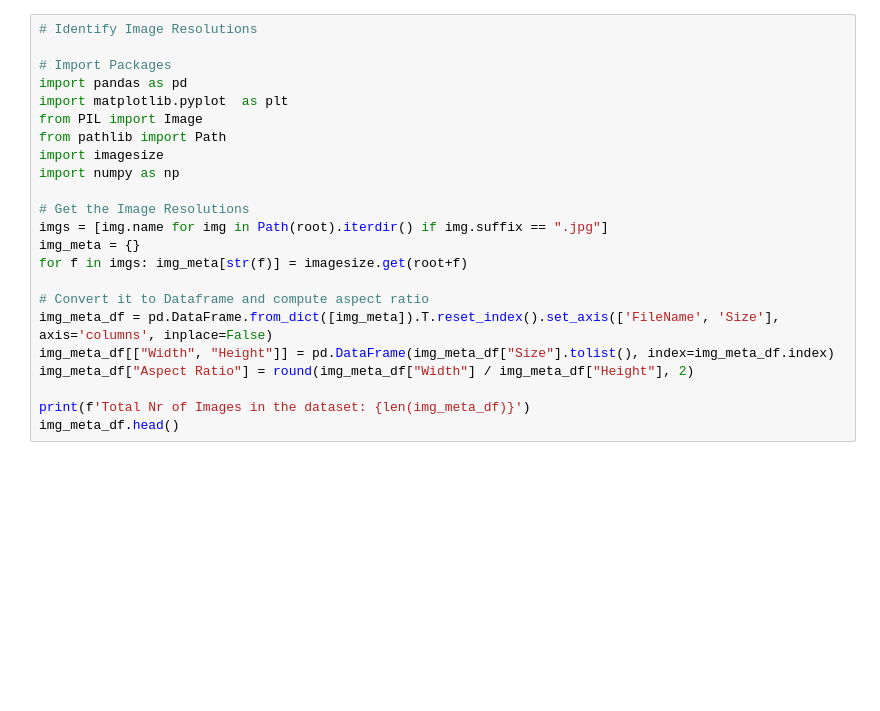
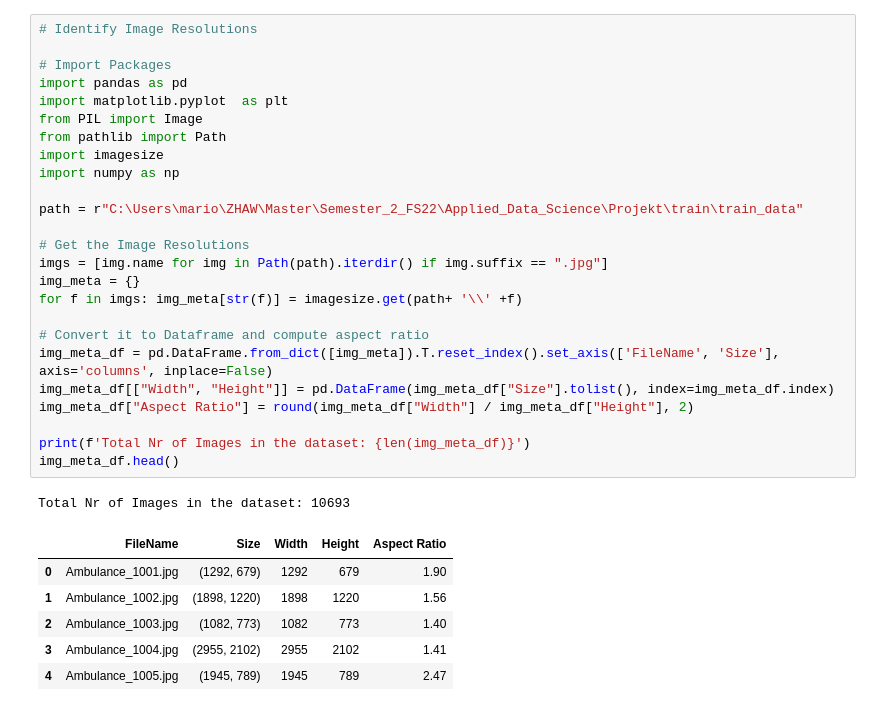
Before and after one commit to simschwab/zhaw_appliedDataScience, a Jupyter notebook: FindOptimalImageSizeForCNN.ipynb, the cells around one changed output. Cells and saved outputs as stored; diff of their text form; blank space fills up the shorter version.

Commit message:
rename and image sizing

```diff
--- a/FindOptimalImageSizeForCNN.ipynb
+++ b/FindOptimalImageSizeForCNN.ipynb
@@ -1,26 +34,36 @@
 # %%
 # Identify Image Resolutions
 
 # Import Packages
 import pandas as pd
 import matplotlib.pyplot  as plt
 from PIL import Image
 from pathlib import Path
 import imagesize
 import numpy as np
 
+path = r"C:\Users\mario\ZHAW\Master\Semester_2_FS22\Applied_Data_Science\Projekt\train\train_data"
+
 # Get the Image Resolutions
-imgs = [img.name for img in Path(root).iterdir() if img.suffix == ".jpg"]
+imgs = [img.name for img in Path(path).iterdir() if img.suffix == ".jpg"]
 img_meta = {}
-for f in imgs: img_meta[str(f)] = imagesize.get(root+f)
+for f in imgs: img_meta[str(f)] = imagesize.get(path+ '\\' +f)
 
 # Convert it to Dataframe and compute aspect ratio
 img_meta_df = pd.DataFrame.from_dict([img_meta]).T.reset_index().set_axis(['FileName', 'Size'], axis='columns', inplace=False)
 img_meta_df[["Width", "Height"]] = pd.DataFrame(img_meta_df["Size"].tolist(), index=img_meta_df.index)
 img_meta_df["Aspect Ratio"] = round(img_meta_df["Width"] / img_meta_df["Height"], 2)
 
 print(f'Total Nr of Images in the dataset: {len(img_meta_df)}')
 img_meta_df.head()
+# %% [output]
+Total Nr of Images in the dataset: 10693
+|  | FileName | Size | Width | Height | Aspect Ratio |
+| 0 | Ambulance_1001.jpg | (1292, 679) | 1292 | 679 | 1.90 |
+| 1 | Ambulance_1002.jpg | (1898, 1220) | 1898 | 1220 | 1.56 |
+| 2 | Ambulance_1003.jpg | (1082, 773) | 1082 | 773 | 1.40 |
+| 3 | Ambulance_1004.jpg | (2955, 2102) | 2955 | 2102 | 1.41 |
+| 4 | Ambulance_1005.jpg | (1945, 789) | 1945 | 789 | 2.47 |
 # %%
 # Visualize Image Resolutions
 
```
Also changed, not shown: parts of 5 cells of this notebook.
